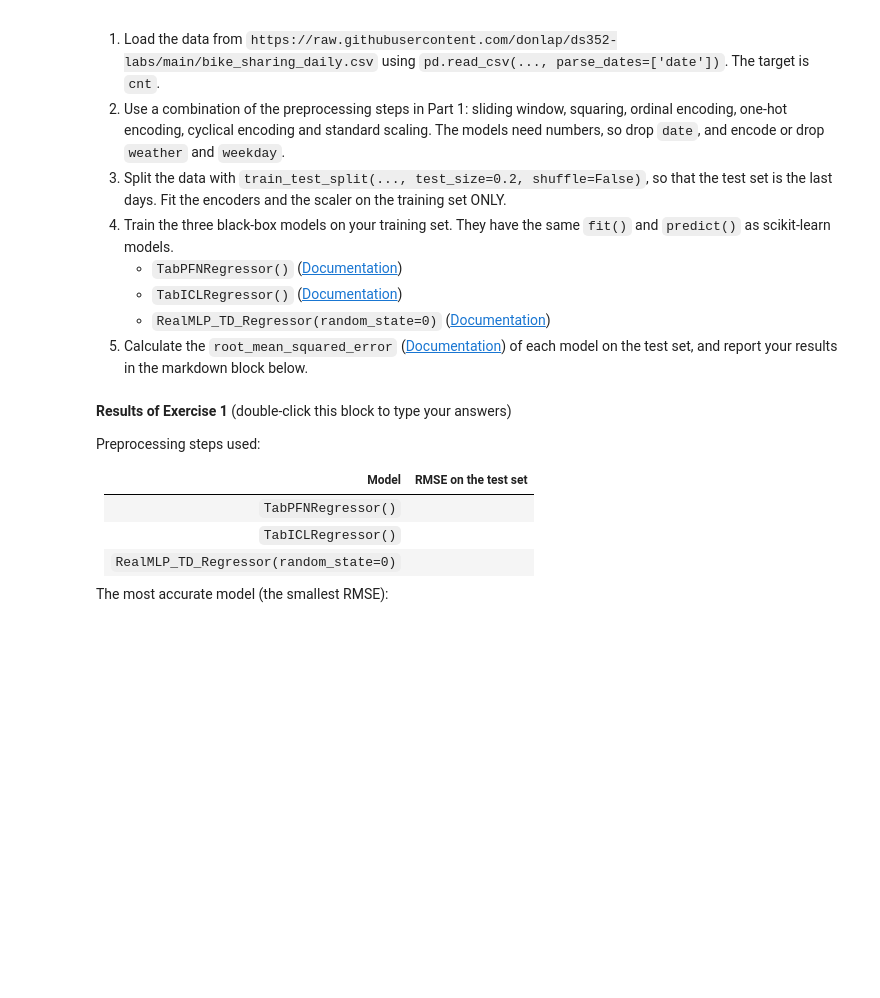
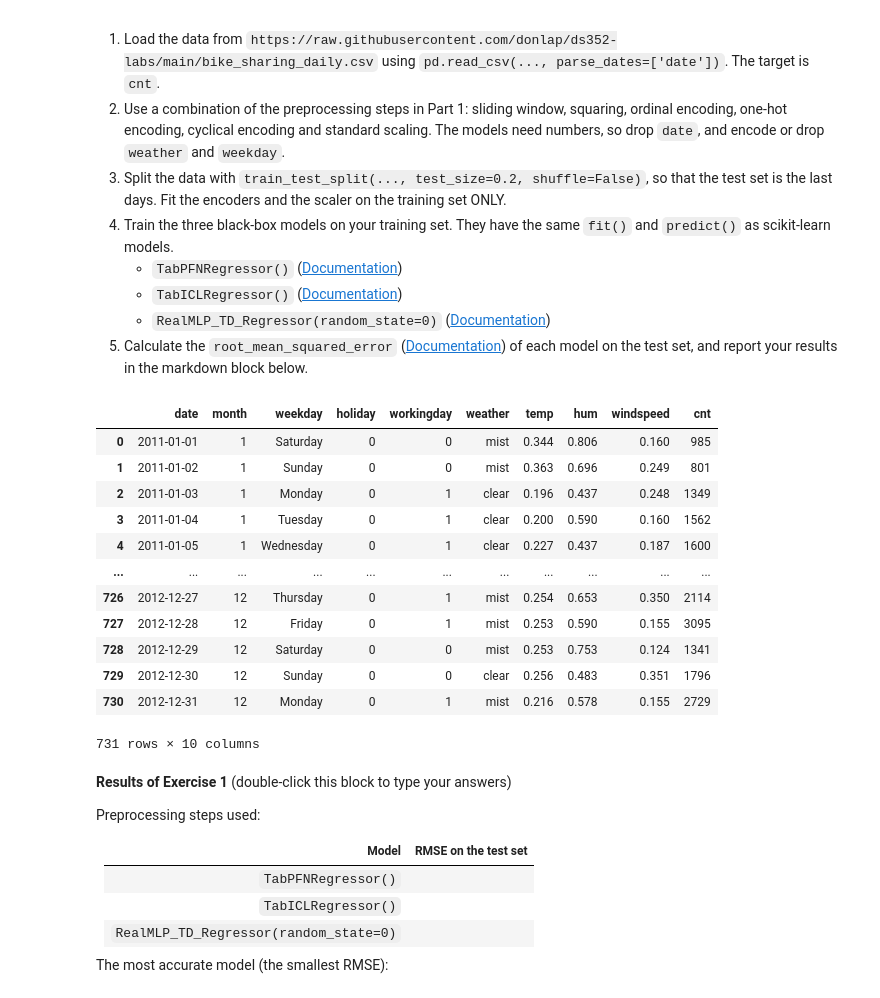
Before and after one commit to Natanon-k/229352-Statistical-Learning-for-Data-Science-2, a Jupyter notebook: lab02_data_preprocessing.ipynb, the cells around one changed output. Drawn from its saved outputs; the diff is of its cells as text; code cells hidden in the pictures; blank space fills up the shorter version.

```diff
--- a/lab02_data_preprocessing.ipynb
+++ b/lab02_data_preprocessing.ipynb
@@ -215,6 +287,25 @@ Now, it's your turn. The Bike Sharing dataset ([Data Information](https://archiv
 5. Calculate the `root_mean_squared_error` ([Documentation](https://scikit-learn.org/stable/modules/generated/sklearn.metrics.root_mean_squared_error.html)) of each model on the test set, and report your results in the markdown block below.
 # %%
 # --- YOUR CODE FOR EXERCISE 1 STARTS HERE ---
+bike_url = 'https://raw.githubusercontent.com/donlap/ds352-labs/main/bike_sharing_daily.csv'
+
+df_bike = pd.read_csv(bike_url, parse_dates=['date'])
+
+df_bike
+# %% [output]
+|  | date | month | weekday | holiday | workingday | weather | temp | hum | windspeed | cnt |
+| 0 | 2011-01-01 | 1 | Saturday | 0 | 0 | mist | 0.344 | 0.806 | 0.160 | 985 |
+| 1 | 2011-01-02 | 1 | Sunday | 0 | 0 | mist | 0.363 | 0.696 | 0.249 | 801 |
+| 2 | 2011-01-03 | 1 | Monday | 0 | 1 | clear | 0.196 | 0.437 | 0.248 | 1349 |
+| 3 | 2011-01-04 | 1 | Tuesday | 0 | 1 | clear | 0.200 | 0.590 | 0.160 | 1562 |
+| 4 | 2011-01-05 | 1 | Wednesday | 0 | 1 | clear | 0.227 | 0.437 | 0.187 | 1600 |
+| ... | ... | ... | ... | ... | ... | ... | ... | ... | ... | ... |
+| 726 | 2012-12-27 | 12 | Thursday | 0 | 1 | mist | 0.254 | 0.653 | 0.350 | 2114 |
+| 727 | 2012-12-28 | 12 | Friday | 0 | 1 | mist | 0.253 | 0.590 | 0.155 | 3095 |
+| 728 | 2012-12-29 | 12 | Saturday | 0 | 0 | mist | 0.253 | 0.753 | 0.124 | 1341 |
+| 729 | 2012-12-30 | 12 | Sunday | 0 | 0 | clear | 0.256 | 0.483 | 0.351 | 1796 |
+| 730 | 2012-12-31 | 12 | Monday | 0 | 1 | mist | 0.216 | 0.578 | 0.155 | 2729 |
+731 rows × 10 columns
 # %% [markdown]
 **Results of Exercise 1** (double-click this block to type your answers)
 
```
Also changed, not shown: parts of 7 cells of this notebook.
